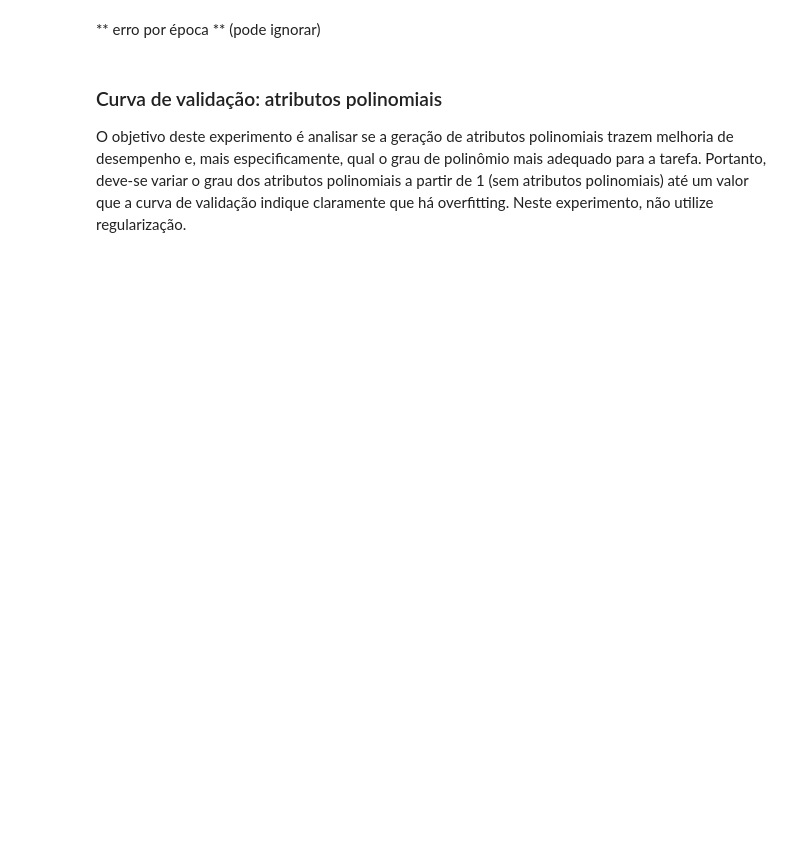
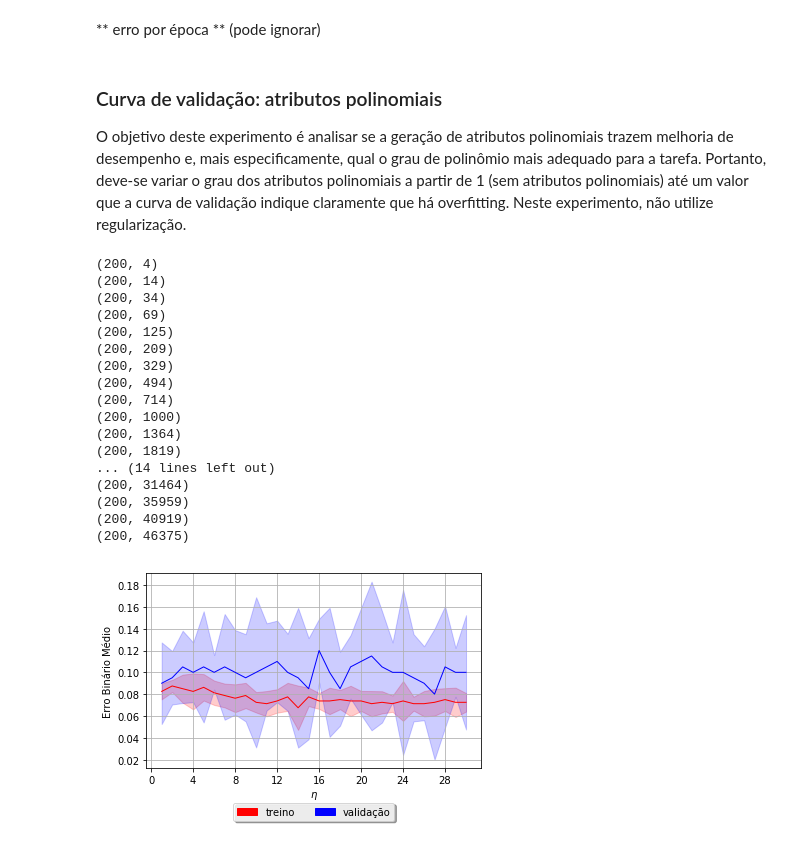
Before and after one commit to ak-lucas/trabalho1-IA, a Jupyter notebook: experimentos.ipynb, the cells around one changed output. Drawn from its saved outputs; the diff is of its cells as text; code cells hidden in the pictures; blank space fills up the shorter version.

Commit message:
adicionado experimento com atributos polinomiais

```diff
--- a/experimentos.ipynb
+++ b/experimentos.ipynb
@@ -177,8 +176,14 @@ PLT = Plot()
 # carrega dataset
 X,Y = RLR.load_dataset('datasets/mnist.csv', header=True)
 
-degrees = range(1,15)
+degrees = range(1,31)
 e = 1000
+Lambda = 0
+lr = 10
+train_mean = []
+train_std = []
+val_mean = []
+val_std = []
 
 for d in degrees:
     X_pol = DTS.generate_polynomial_attributes(X, d)
@@ -188,35 +193,95 @@ for d in degrees:
     fold = 1
     errors = {}
     val_errors = {}
     loss = {}
     for train,val in MS.k_fold(X_pol, k=5, shuffle=True):
         errors[str(fold)] = []
         val_errors[str(fold)] = []
         loss[str(fold)] = []
         legends = []
 
         # ajusta o modelo
-        RLR.fit(X_pol[train], Y[train], X_pol[val], Y[val], epochs=e, learning_rate=5, Lambda=0, print_results=False)
+        RLR.fit(X_pol[train], Y[train], X_pol[val], Y[val], epochs=e, learning_rate=lr, Lambda=Lambda, print_results=False)
 
         # calcula o erro no treino
         errors[str(fold)].append(RLR.train_error[-1])
         # calcula o erro no teste
         val_errors[str(fold)].append(RLR.val_error[-1])
         # salva loss
         loss[str(fold)].append(RLR.loss)
         #print "erro no treino", RLR.train_error[-1]
         #print "erro na validacao", RLR.val_error[-1]
         fold += 1
 
     train_error = []
     val_error = []
     loss_ = []
     for k in ['1', '2', '3', '4','5']:
         train_error.append(errors[k])
         val_error.append(val_errors[k])
         loss_.append(loss[k])
 
-    print "grau dos atributos polinomiais: ", d
-    print "erro médio no treino: ", np.asarray(train_error).mean()
-    print "erro médio na validação: ", np.asarray(val_error).mean()
-    print "\n"
+    #print "grau dos atributos polinomiais: ", d
+    #print "erro médio no treino: ", np.asarray(train_error).mean()
+    #print "erro médio na validação: ", np.asarray(val_error).mean()
+    #print "\n"
+
+    train_error = np.array(train_error)
+    val_error = np.array(val_error)
+
+    train_mean.append(train_error.mean())
+    train_std.append(train_error.std())
+    val_mean.append(val_error.mean())
+    val_std.append(val_error.std())
+
+fig, ax = plt.subplots()
+ax.plot(range(1,len(degrees)+1), train_mean, color='red', linewidth=1)
+ax.fill_between(range(1,len(degrees)+1), np.asarray(train_mean)-np.asarray(train_std), np.asarray(train_mean)+np.asarray(train_std) , color='red', linewidth=1, alpha=0.2)
+
+ax.plot(range(1,len(degrees)+1), val_mean, color='blue', linewidth=1)
+ax.fill_between(range(1,len(degrees)+1), np.asarray(val_mean)-np.asarray(val_std), np.asarray(val_mean)+np.asarray(val_std) , color='blue', linewidth=1, alpha=0.2)
+ax.xaxis.set_major_locator(MaxNLocator(integer=True))
+legends = [mpatches.Patch(color='red', label='treino'), mpatches.Patch(color='blue', label=u'validação')]
+
+title = u'Curva de aprendizado média com #epocas = ' + str(e) + ', $\lambda$ = ' + str(Lambda) + ' e $\alpha$ = ' + str(lr)
+#plt.ylim([0.1, 1.])
+plt.xlabel('$\eta$')
+plt.ylabel(u'Erro Binário Médio')
+
+box = ax.get_position()
+ax.set_position([box.x0, box.y0 + box.height * 0.1,
+box.width, box.height * 0.9])
+lgd = ax.legend(handles=legends[:], loc='upper center', bbox_to_anchor=(0.5, -0.15), fancybox=True, shadow=True, ncol=5)
+#plt.title(title)
+plt.grid(True)
+
+fig.savefig('curva_ap_eta.png', bbox_extra_artists=(lgd,), bbox_inches='tight')
+plt.show()
+plt.close(fig)
+
+print "erro medio no treino: ", train_mean
+print
+print "desvio padrao no treino: ", train_std
+print
+print "erro medio na validacao: ", val_mean
+print
+print "desvio padrao: ", val_std
+# %% [output]
+(200, 4)
+(200, 14)
+(200, 34)
+(200, 69)
+(200, 125)
+(200, 209)
+(200, 329)
+(200, 494)
+(200, 714)
+(200, 1000)
+(200, 1364)
+(200, 1819)
+... (14 lines left out)
+(200, 31464)
+(200, 35959)
+(200, 40919)
+(200, 46375)
+[figure, added]
```
Also changed, not shown: parts of 3 cells of this notebook.
